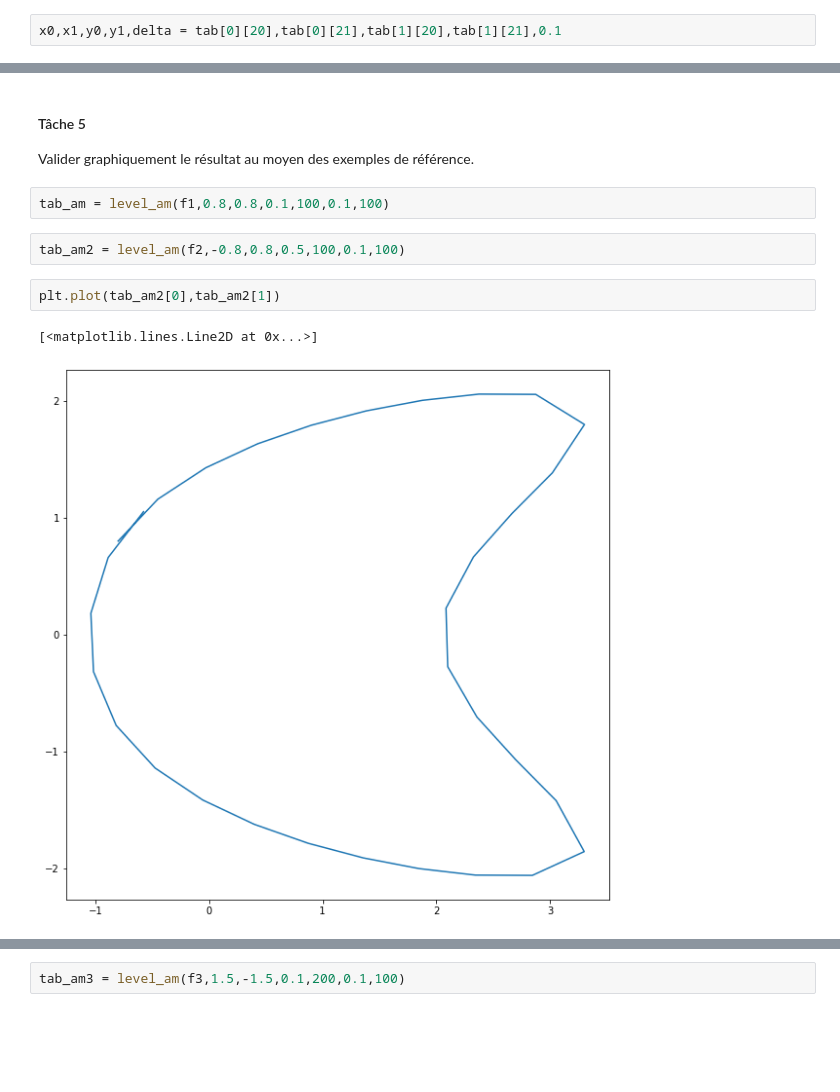
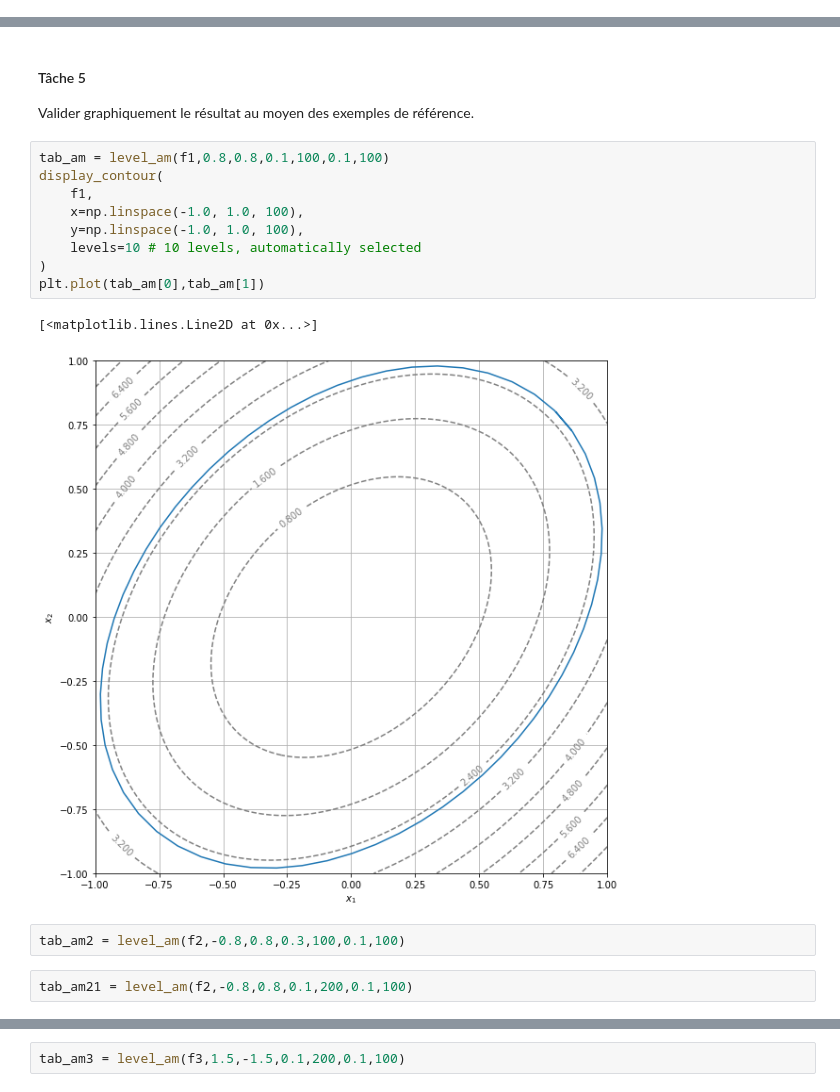
Before and after one commit to raphfaurie/ProjetnumeriqueCalcDiff, a Jupyter notebook: NotebookMaths_courbe_niveau_Faurie_Hochedez.ipynb, the cells around one changed output, grey strips where cells are left out. Cells and saved outputs as stored; diff of their text form; blank space fills up the shorter version.

```diff
--- a/NotebookMaths_courbe_niveau_Faurie_Hochedez.ipynb
+++ b/NotebookMaths_courbe_niveau_Faurie_Hochedez.ipynb
@@ -479,2 +478,0 @@ plt.plot(tab[0],tab[1])
-# %%
-x0,x1,y0,y1,delta = tab[0][20],tab[0][21],tab[1][20],tab[1][21],0.1
@@ -541,12 +550,19 @@ def level_am(f, x0, y0, delta=0.1, N_X=N_X, eps=eps,N = N):
 #### Tâche 5
 
 Valider graphiquement le résultat au moyen des exemples de référence.
+# %%
+tab_am = level_am(f1,0.8,0.8,0.1,100,0.1,100)
+display_contour(
+    f1,
+    x=np.linspace(-1.0, 1.0, 100),
+    y=np.linspace(-1.0, 1.0, 100),
+    levels=10 # 10 levels, automatically selected
+)
+plt.plot(tab_am[0],tab_am[1])
+# %% [output]
+[<matplotlib.lines.Line2D at 0x...>]
+[figure, added]
 # %%
-tab_am = level_am(f1,0.8,0.8,0.1,100,0.1,100)
+tab_am2 = level_am(f2,-0.8,0.8,0.3,100,0.1,100)
 # %%
-tab_am2 = level_am(f2,-0.8,0.8,0.5,100,0.1,100)
+tab_am21 = level_am(f2,-0.8,0.8,0.1,200,0.1,100)
-# %%
-plt.plot(tab_am2[0],tab_am2[1])
-# %% [output]
-[<matplotlib.lines.Line2D at 0x...>]
-[figure, removed]
```
Also changed, not shown: parts of 6 cells of this notebook.
